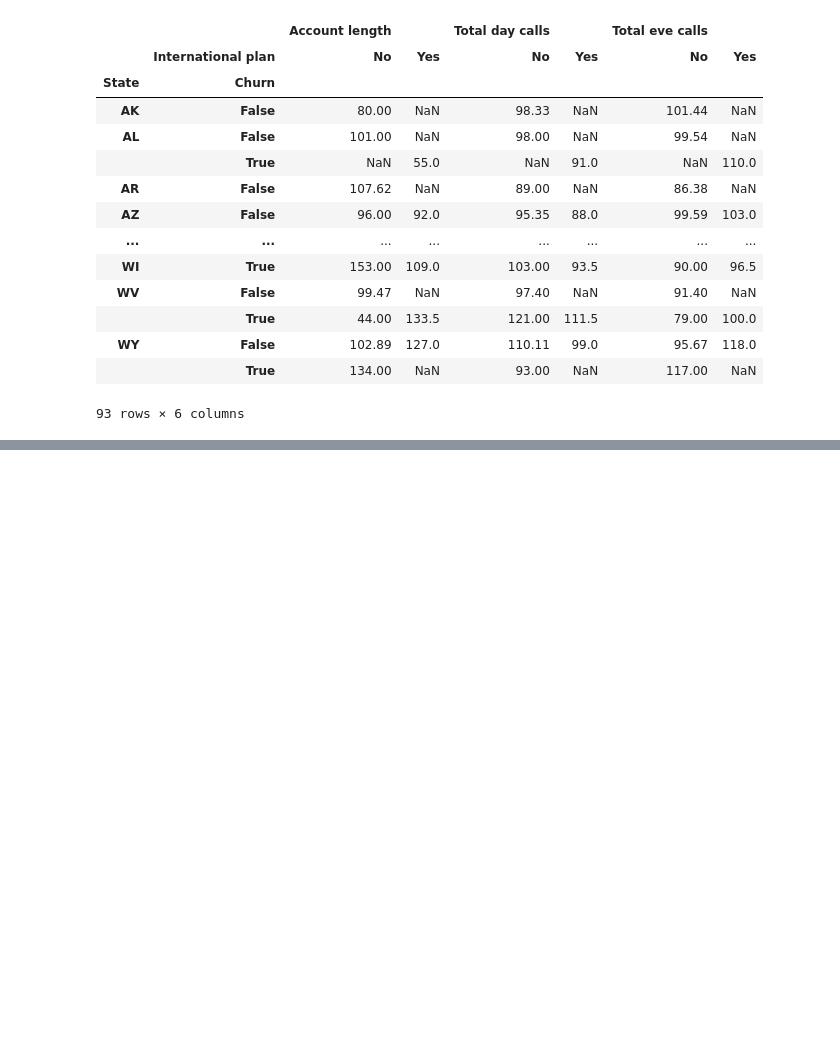
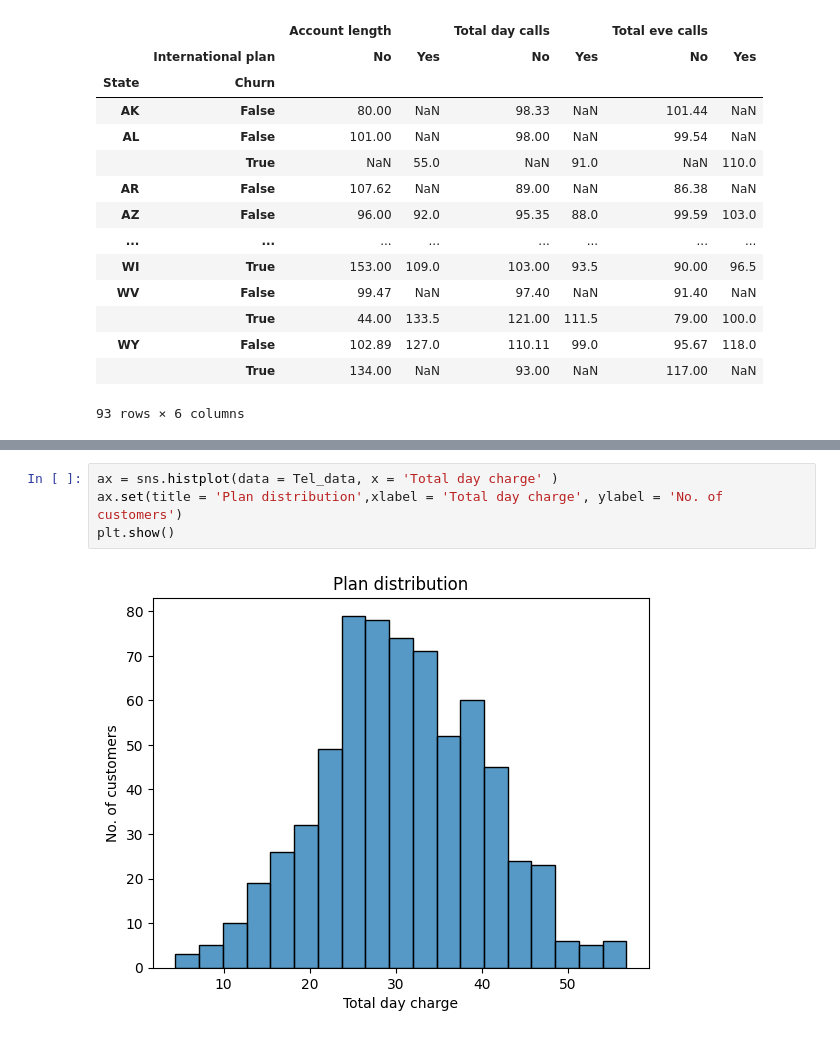
Before and after one commit to NikitaaArora/Ineuron, a Jupyter notebook: EDA/file.ipynb, the cells around one changed output, grey strips where cells are left out. Saved outputs shown, nothing was run; the diff lists cells and outputs as text; blank space fills up the shorter version.

```diff
--- a/EDA/file.ipynb
+++ b/EDA/file.ipynb
@@ -476,0 +628,6 @@ round(Tel_data.pivot_table(
+# %%
+ax = sns.histplot(data = Tel_data, x = 'Total day charge' )
+ax.set(title = 'Plan distribution',xlabel = 'Total day charge', ylabel = 'No. of customers')
+plt.show()
+# %% [output]
+[figure, added]
```
Also changed, not shown: parts of 29 cells of this notebook.
